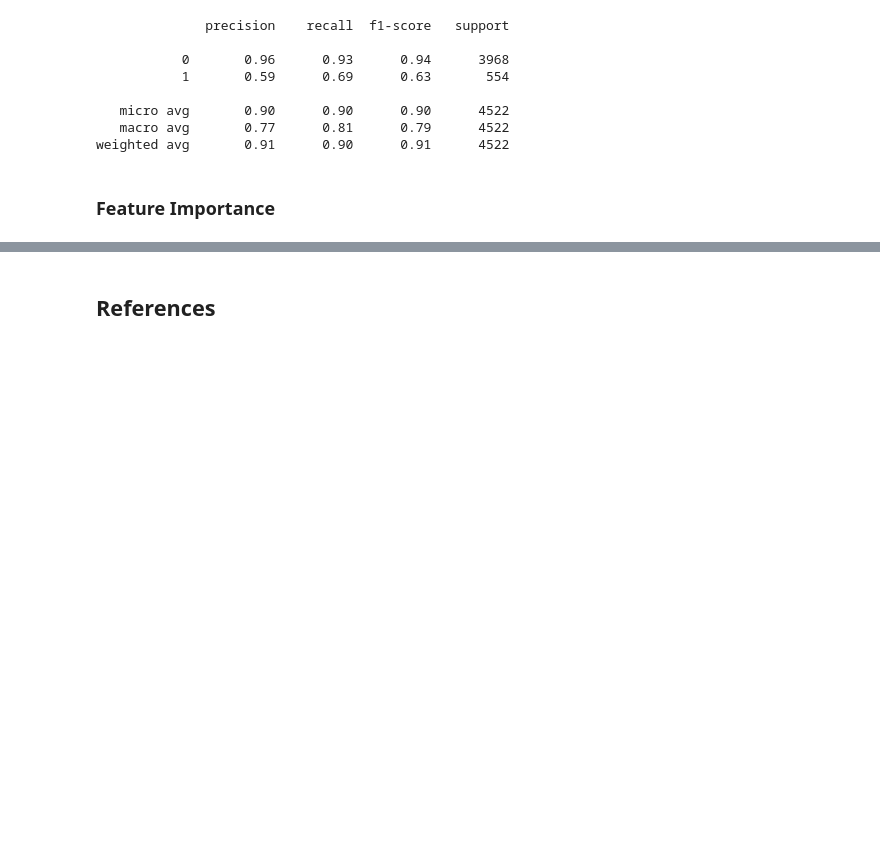
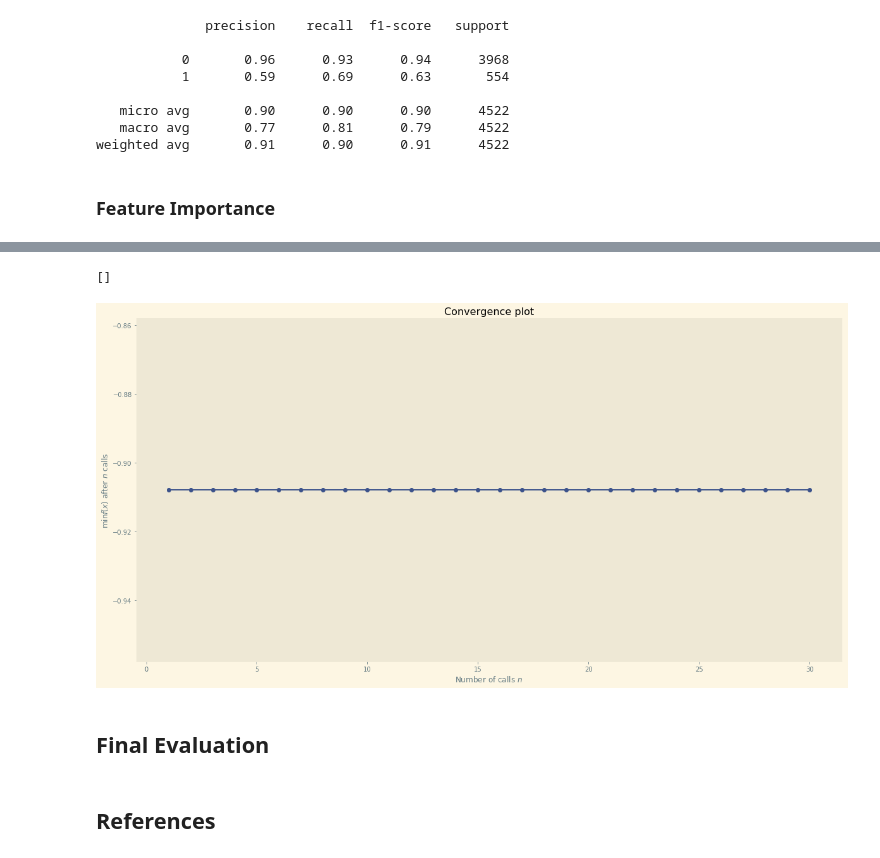
Before and after one commit to RajatRasal/Bayes-Opt-SkOpt, a Jupyter notebook: Bank_data_analysis.ipynb, the cells around one changed output, grey strips where cells are left out. Cells and saved outputs as stored; diff of their text form; code cells hidden in the pictures; blank space fills up the shorter version.

```diff
--- a/Bank_data_analysis.ipynb
+++ b/Bank_data_analysis.ipynb
@@ -1188,0 +1133,4 @@ Training Accuracy: 0.9997646135739505
+# %%
+import pickle
+
+gridsearch = pickle.load(open("./gridsearch.pickle", "rb"))
@@ -1203,2 +1225,14 @@ Testing Accuracy: 0.8686421937195931
+# %%
+from skopt.plots import plot_convergence
+
+res_gp = pickle.load(open("./res_gp.pickle", "rb"))
+
+plot_convergence(res_gp)
+plt.plot()
+# %% [output]
+[]
+[figure, added]
+# %% [markdown]
+## Final Evaluation
 # %% [markdown]
 ## References
```
Also changed, not shown: parts of 27 cells of this notebook.
